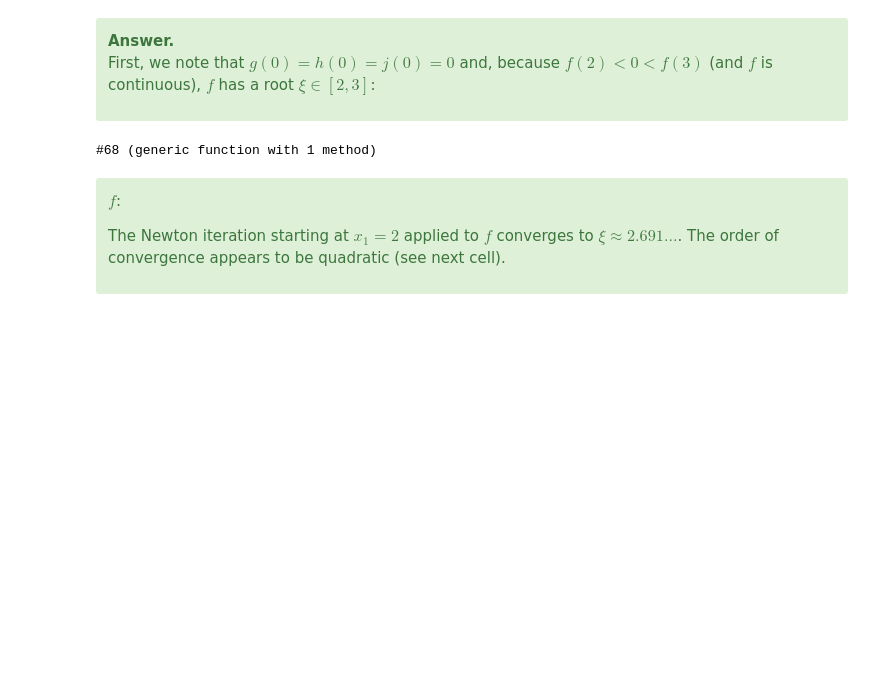
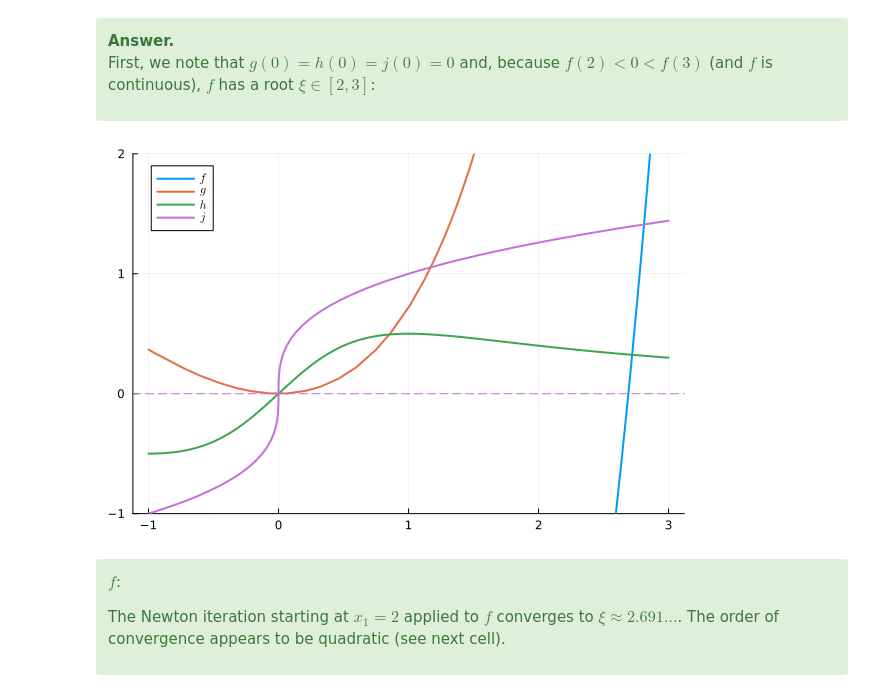
Before and after one commit to Math5485/Introduction-to-Numerical-Methods, a Jupyter notebook: A4 Solution.ipynb, the cells around one changed output. Saved outputs shown, nothing was run; the diff lists cells and outputs as text; code cells hidden in the pictures; blank space fills up the shorter version.

```diff
--- a/A4 Solution.ipynb
+++ b/A4 Solution.ipynb
@@ -279,24 +278,24 @@ First, we note that $g(0) = h(0) = j(0) = 0$ and, because $f(2) < 0 < f(3)$ (and
 # %%
 f = x -> x^3 - 2*x^2 - 5
 df = x -> 3*x^2 - 4*x
 d2f = x -> 6*x - 4
 
 g = x -> exp(x) - x - 1
 dg = x -> exp(x) - 1
 
 h = x -> x/(1 + x^2)
 dh = x -> (1 - x^2)/(1 + x^2)^2
 d3h = x -> -6*( x^4 - 6*x^2 + 1 )/(x^2 + 1)^4
 
 # I write the function like this so that we choose the real cube root
 # i.e. -1, exp( ± π/3 ) are all cube roots of -1
 j = x -> sign(x) * abs(x)^(1/3)
 dj = x -> (1/3) * (x^2)^(-1/3)
 
-# plot( [f, g, h, j] , -1, 3, ylims=(-1,2), label=[L"f" L"g" L"h" L"j"], lw = 2)
-# hline!( [0], linestyle=:dash, primary =false )
+plot( [f, g, h, j] , -1, 3, ylims=(-1,2), label=[L"f" L"g" L"h" L"j"], lw = 2)
+hline!( [0], linestyle=:dash, primary =false )
 # %% [output]
-#68 (generic function with 1 method)
+[figure, added]
 # %% [markdown]
 <div class='alert alert-block alert-success'>
 
```
Also changed, not shown: parts of 3 cells of this notebook.
